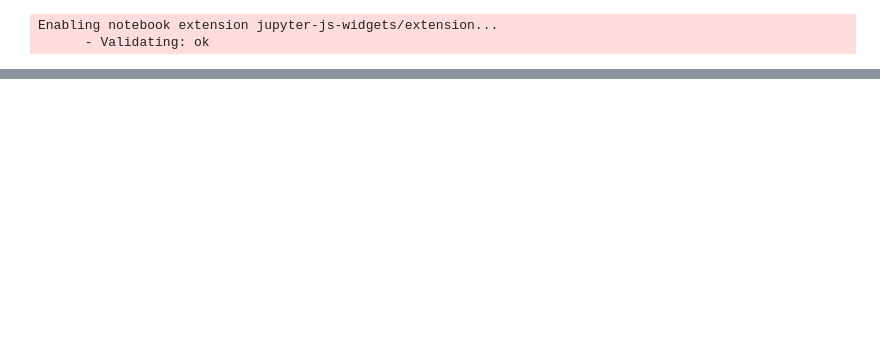
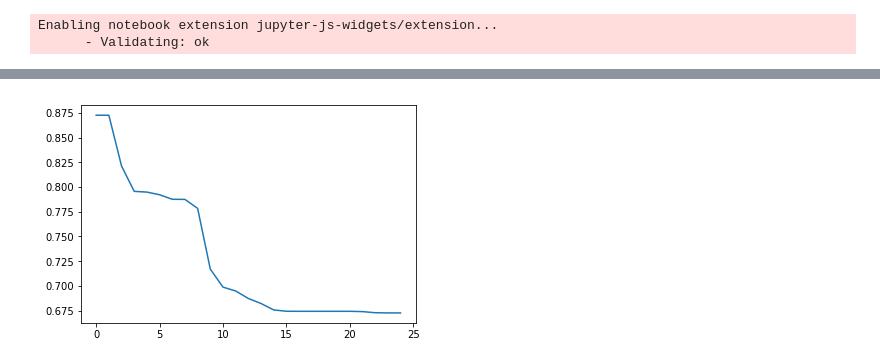
Before and after one commit to vibhusehra/Movie-Recommendation, a Jupyter notebook: pso.ipynb, the cells around one changed output, grey strips where cells are left out. Saved outputs shown, nothing was run; the diff lists cells and outputs as text; code cells hidden in the pictures; blank space fills up the shorter version.

```diff
--- a/pso.ipynb
+++ b/pso.ipynb
@@ -190,0 +374,5 @@ u
+# %%
+plt.plot(errors)
+plt.show()
+# %% [output]
+[figure, added]
```
Also changed, not shown: parts of 11 cells of this notebook.
